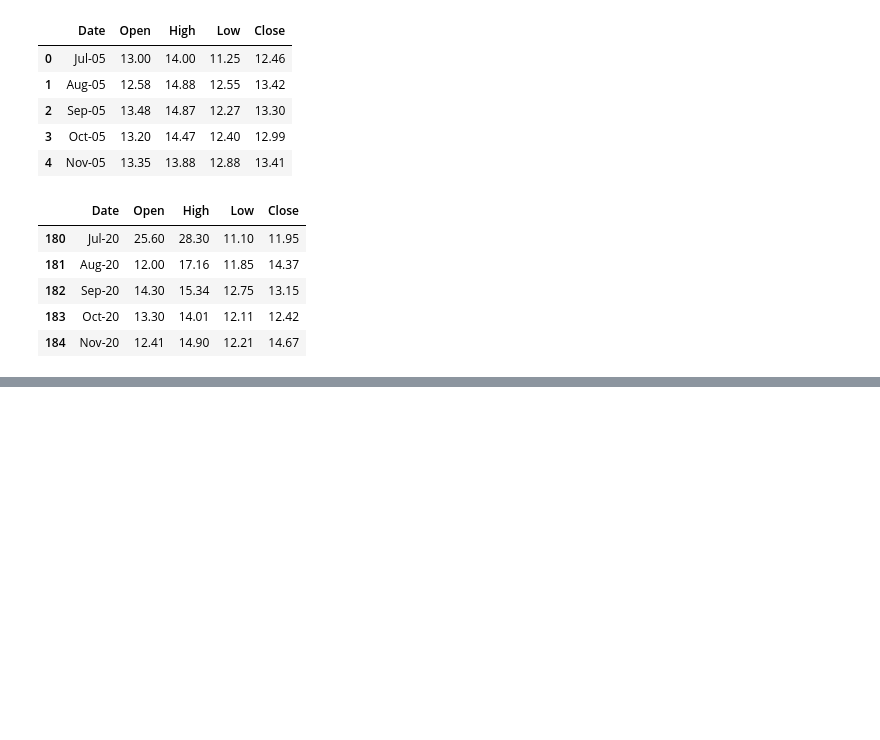
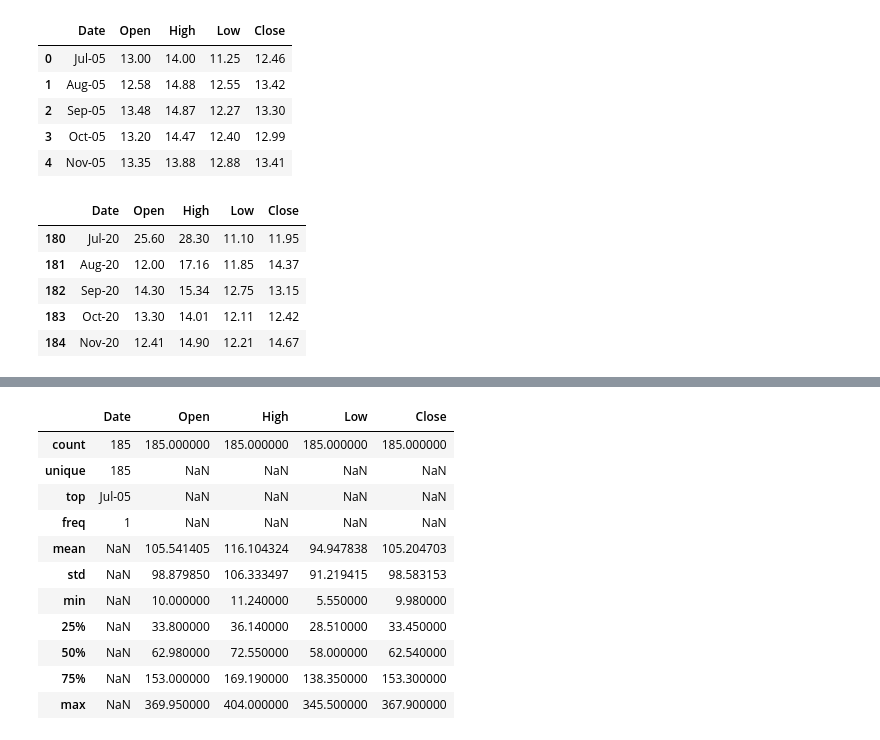
Before and after one commit to Kaushaljha488/-Kaushal-Yes-Bank-Stock-Closing-Price-Prediction, a Jupyter notebook: Yes_Bank_Stock_Closing_Price_Prediction.ipynb, the cells around one changed output, grey strips where cells are left out. Cells and saved outputs as stored; diff of their text form; code cells hidden in the pictures; blank space fills up the shorter version.

Commit message:
Understanding of dataset

```diff
--- a/Yes_Bank_Stock_Closing_Price_Prediction.ipynb
+++ b/Yes_Bank_Stock_Closing_Price_Prediction.ipynb
@@ -66,0 +102,16 @@ df.tail()
+# %%
+#Checking the description of data in dataset using describe()method
+df.describe(include='all')
+# %% [output]
+|  | Date | Open | High | Low | Close |
+| count | 185 | 185.000000 | 185.000000 | 185.000000 | 185.000000 |
+| unique | 185 | NaN | NaN | NaN | NaN |
+| top | Jul-05 | NaN | NaN | NaN | NaN |
+| freq | 1 | NaN | NaN | NaN | NaN |
+| mean | NaN | 105.541405 | 116.104324 | 94.947838 | 105.204703 |
+| std | NaN | 98.879850 | 106.333497 | 91.219415 | 98.583153 |
+| min | NaN | 10.000000 | 11.240000 | 5.550000 | 9.980000 |
+| 25% | NaN | 33.800000 | 36.140000 | 28.510000 | 33.450000 |
+| 50% | NaN | 62.980000 | 72.550000 | 58.000000 | 62.540000 |
+| 75% | NaN | 153.000000 | 169.190000 | 138.350000 | 153.300000 |
+| max | NaN | 369.950000 | 404.000000 | 345.500000 | 367.900000 |
```
Also changed, not shown: parts of 4 cells of this notebook.
